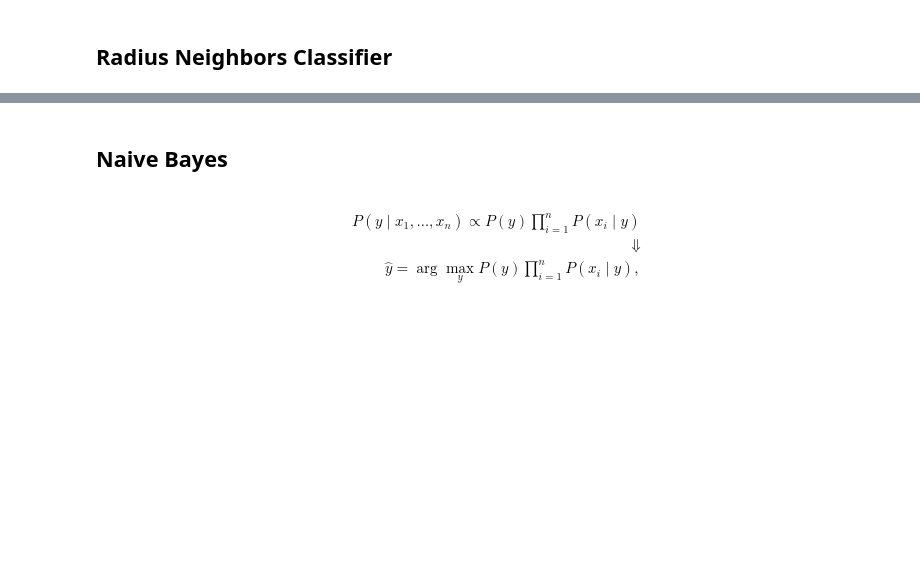
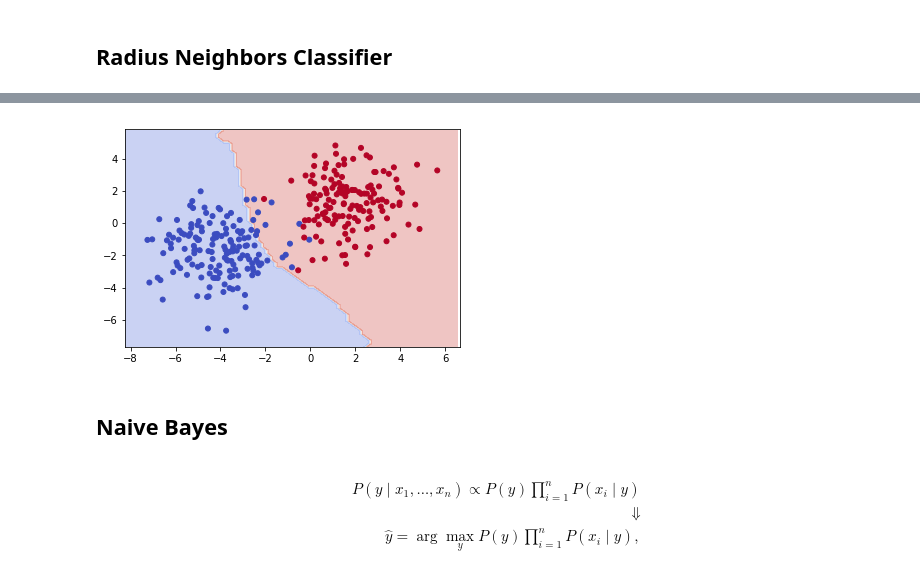
Before and after one commit to vafaei-ar/DSWSs, a Jupyter notebook: S08/notebooks/1-SKlearn.ipynb, the cells around one changed output, grey strips where cells are left out. Saved outputs shown, nothing was run; the diff lists cells and outputs as text; code cells hidden in the pictures; blank space fills up the shorter version.

```diff
--- a/S08/notebooks/1-SKlearn.ipynb
+++ b/S08/notebooks/1-SKlearn.ipynb
@@ -181,3 +198,7 @@ accuracy is  0.64
+# %%
+make_region(X_test,y_test,Model,ax)
+# %% [output]
+[figure, added]
 # %% [markdown]
 ## Naive Bayes
 # %% [markdown]
```
Also changed, not shown: parts of 26 cells of this notebook, 1 other file.
